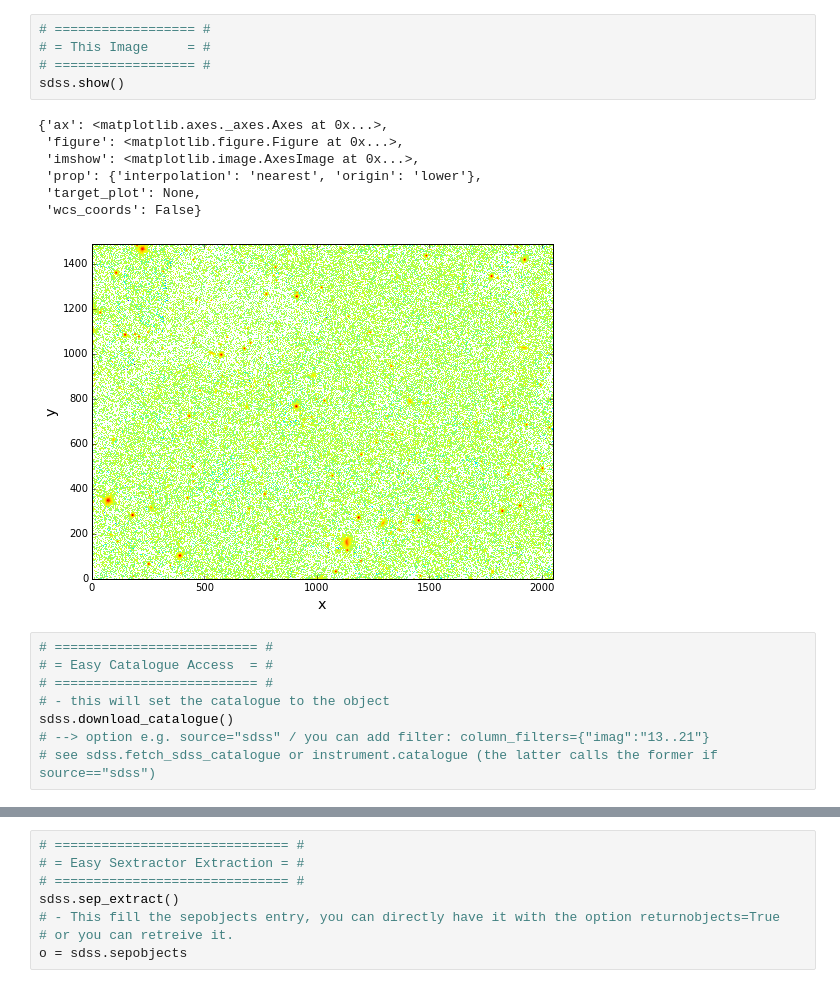
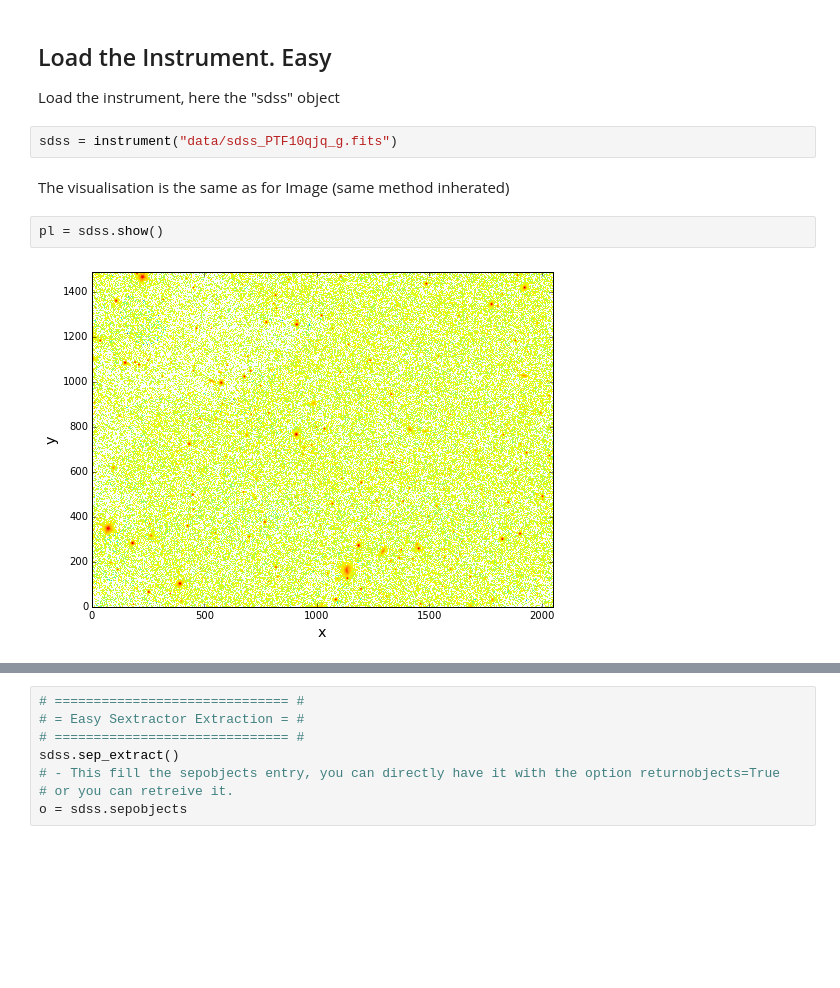
Before and after one commit to MickaelRigault/astrobject, a Jupyter notebook: notebooks/catalogue_matching_and_python_sextractor_tools.ipynb, the cells around one changed output, grey strips where cells are left out. Drawn from its saved outputs; the diff is of its cells as text; blank space fills up the shorter version.

```diff
--- a/notebooks/catalogue_matching_and_python_sextractor_tools.ipynb
+++ b/notebooks/catalogue_matching_and_python_sextractor_tools.ipynb
@@ -36,21 +30,12 @@ print bandpass.trans
+# %% [markdown]
+## Load the Instrument. Easy
+
+Load the instrument, here the "sdss" object
+# %%
+sdss = instrument("data/sdss_PTF10qjq_g.fits")
+# %% [markdown]
+The visualisation is the same as for Image (same method inherated)
 # %%
-# ================== #
-# = This Image     = #
-# ================== #
-sdss.show()
+pl = sdss.show()
 # %% [output]
-{'ax': <matplotlib.axes._axes.Axes at 0x...>,
- 'figure': <matplotlib.figure.Figure at 0x...>,
- 'imshow': <matplotlib.image.AxesImage at 0x...>,
- 'prop': {'interpolation': 'nearest', 'origin': 'lower'},
- 'target_plot': None,
- 'wcs_coords': False}
-[figure, old version]
+[figure, new version]
-# %%
-# ========================== #
-# = Easy Catalogue Access  = #
-# ========================== #
-# - this will set the catalogue to the object
-sdss.download_catalogue()
-# --> option e.g. source="sdss" / you can add filter: column_filters={"imag":"13..21"}
-# see sdss.fetch_sdss_catalogue or instrument.catalogue (the latter calls the former if source=="sdss")
```
Also changed, not shown: parts of 9 cells of this notebook, 10 other files.
